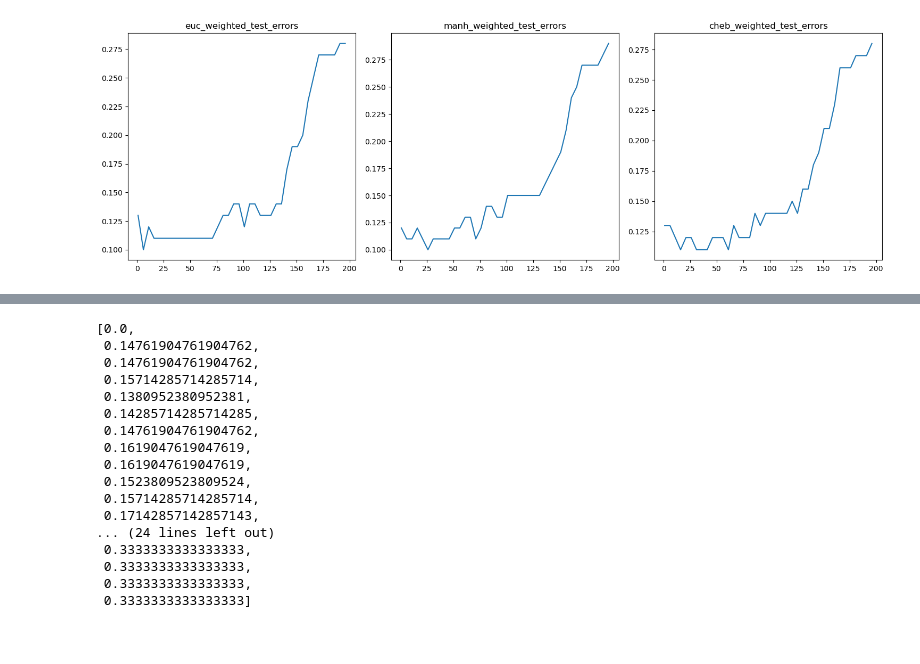
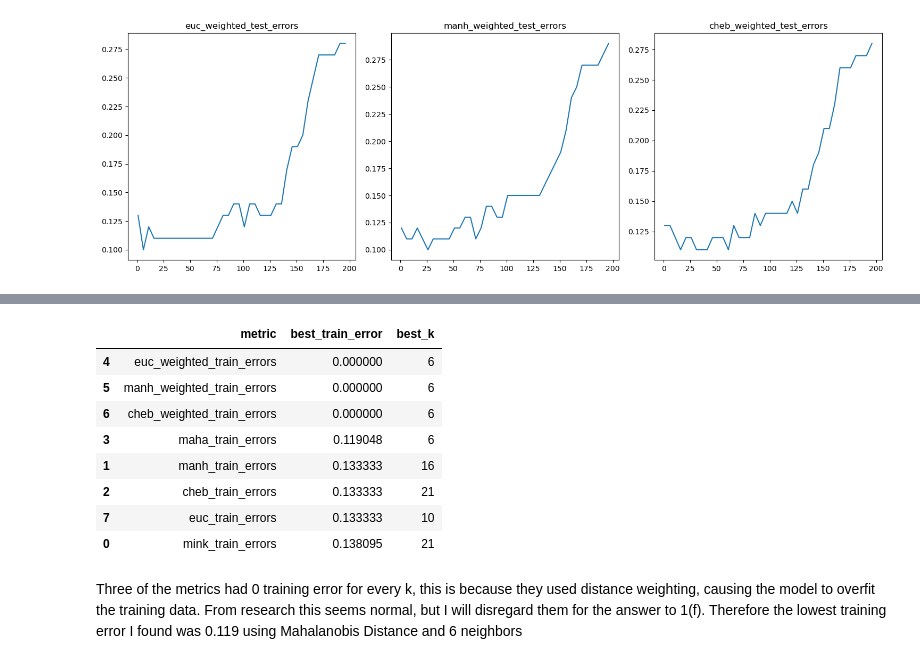
Before and after one commit to TheMyles/dsci552_hw1, a Jupyter notebook: notebook/HW1_Myles_Molnar.ipynb, the cells around one changed output, grey strips where cells are left out. Drawn from its saved outputs; the diff is of its cells as text; code cells hidden in the pictures.

```diff
--- a/notebook/HW1_Myles_Molnar.ipynb
+++ b/notebook/HW1_Myles_Molnar.ipynb
@@ -335,13 +335,20 @@ Best test error for cheb_weighted_test_errors : 0.11
 
 minimums = []
 best_ks = []
+subset_df = train_error_df.iloc[1:, :] # skipping first line because they're all 0.0
 
 for i in range(1, len(train_error_df.columns)):
-    col = train_error_df.columns[i]
-    min = train_error_df[train_error_df[col] == train_error_df[col].min()][col].iloc[0]
-    min_best_k = train_error_df[train_error_df[col] == train_error_df[col].min()]['n_neighbors'].iloc[0]
+    col = subset_df.columns[i]
+    min = subset_df[subset_df[col] == subset_df[col].min()][col].iloc[0]
+    min_best_k = subset_df[subset_df[col] == subset_df[col].min()]['n_neighbors'].iloc[0]
     minimums.append(min)
     best_ks.append(min_best_k)
 
-lowest_errs_df = pd.DataFrame({"metric": train_error_df.columns[1:], "best_train_error": minimums, "best_k": best_ks})
+lowest_errs_df = pd.DataFrame({"metric": subset_df.columns[1:], "best_train_error": minimums, "best_k": best_ks})
+
+# Adding in the euclidean train error
+euc_train_best_k = euc_df.sort_values(by='euc_train_errors').iloc[1, 0]
+euc_train_best_err = euc_df.sort_values(by='euc_train_errors').iloc[1, 1]
+lowest_errs_df.loc[7] = ['euc_train_errors', euc_train_best_err, euc_train_best_k]
+
 lowest_errs_df.sort_values(by='best_train_error', inplace=True)
@@ -368,20 +355,14 @@ train_error_df.iloc[1:, :]
-# %%
-mink_train_errors
-# %% [output]
-[0.0,
- 0.14761904761904762,
- 0.14761904761904762,
- 0.15714285714285714,
- 0.1380952380952381,
- 0.14285714285714285,
- 0.14761904761904762,
- 0.1619047619047619,
- 0.1619047619047619,
- 0.1523809523809524,
- 0.15714285714285714,
- 0.17142857142857143,
-... (24 lines left out)
- 0.3333333333333333,
- 0.3333333333333333,
- 0.3333333333333333,
- 0.3333333333333333]
+# %%
+lowest_errs_df
+# %% [output]
+|  | metric | best_train_error | best_k |
+| 4 | euc_weighted_train_errors | 0.000000 | 6 |
+| 5 | manh_weighted_train_errors | 0.000000 | 6 |
+| 6 | cheb_weighted_train_errors | 0.000000 | 6 |
+| 3 | maha_train_errors | 0.119048 | 6 |
+| 1 | manh_train_errors | 0.133333 | 16 |
+| 2 | cheb_train_errors | 0.133333 | 21 |
+| 7 | euc_train_errors | 0.133333 | 10 |
+| 0 | mink_train_errors | 0.138095 | 21 |
+# %% [markdown]
+Three of the metrics had 0 training error for every k, this is because they used distance weighting, causing the model to overfit the training data. From research this seems normal, but I will disregard them for the answer to 1(f). Therefore the lowest training error I found was 0.119 using Mahalanobis Distance and 6 neighbors
```
Also changed, not shown: parts of 1 cell of this notebook.
